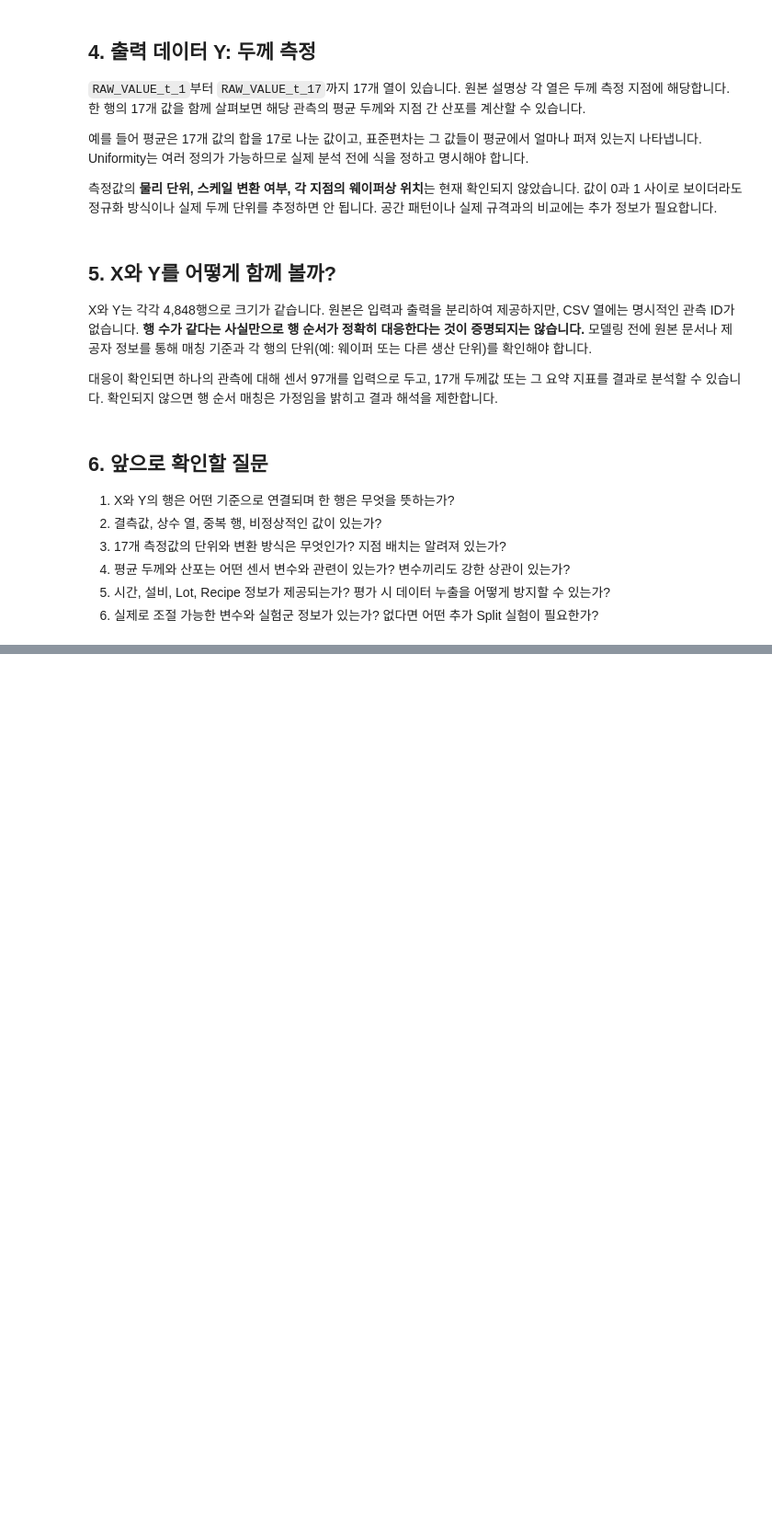
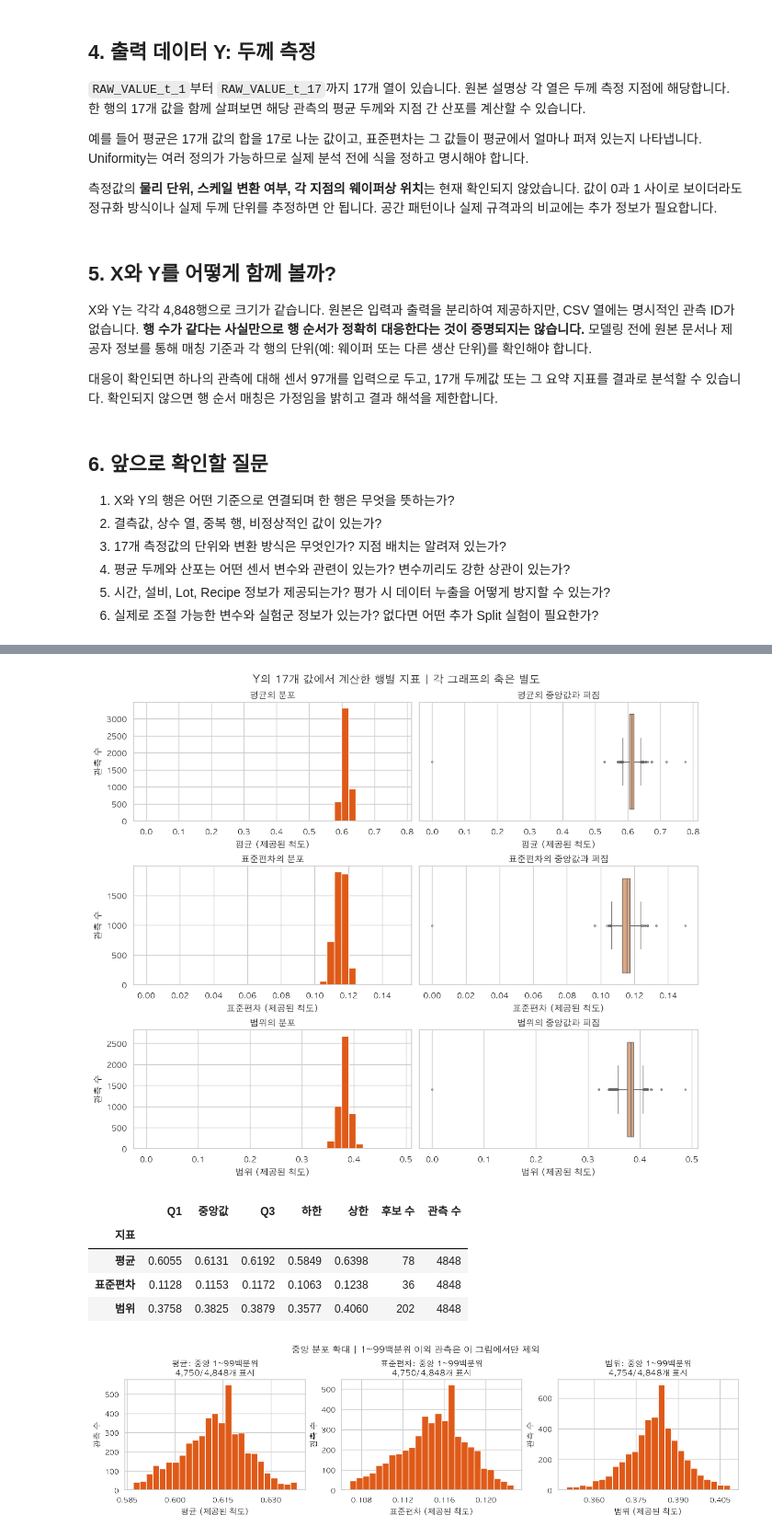
Before and after one commit to minnong511/Semi_Conductor_Projects, a Jupyter notebook: project1_process_analysis/01_데이터_이해.ipynb, the cells around one changed output, grey strips where cells are left out. Shown at 92% size. Saved outputs shown, nothing was run; the diff lists cells and outputs as text; code cells hidden in the pictures; blank space fills up the shorter version.

```diff
--- a/project1_process_analysis/01_데이터_이해.ipynb
+++ b/project1_process_analysis/01_데이터_이해.ipynb
@@ -54,0 +245,13 @@ X와 Y는 각각 4,848행으로 크기가 같습니다. 원본은 입력과 출
+# %%
+if Y.shape[1] != 17:
+    raise ValueError(f'Y에서 기대한 17개 열 대신 {Y.shape[1]}개 열을 발견했습니다.')
+metrics = pd.DataFrame({
+    '평균': Y.mean(axis=1, skipna=False),
+    '표준편차': Y.std(axis=1, ddof=1, skipna=False),
+    '범위': Y.max(axis=1, skipna=False) - Y.min(axis=1, skipna=False),
+}, index=Y.index)
+print('앞 5개 관측의 Y 요약 (제공된 척도):')
+display(metrics.head())
+print('관측 전체의 지표별 요약:')
+display(metrics.describe().T)
+print('17개 값 중 하나 이상이 없어 요약이 비어 있는 행:', int(metrics.isna().any(axis=1).sum()))
@@ -54,0 +278,42 @@ X와 Y는 각각 4,848행으로 크기가 같습니다. 원본은 입력과 출
+# %%
+fig, axes = plt.subplots(3, 2, figsize=(12, 10), constrained_layout=True)
+for row, name in enumerate(metrics.columns):
+    values = metrics[name].dropna()
+    axes[row, 0].hist(values, bins=35, color='#df5a18', edgecolor='white')
+    axes[row, 0].set(title=f'{name}의 분포', xlabel=f'{name} (제공된 척도)', ylabel='관측 수')
+    sns.boxplot(x=values, ax=axes[row, 1], color='#e9a476', fliersize=2)
+    axes[row, 1].set(title=f'{name}의 중앙값과 퍼짐', xlabel=f'{name} (제공된 척도)', yticks=[])
+fig.suptitle('Y의 17개 값에서 계산한 행별 지표 | 각 그래프의 축은 별도', fontsize=15)
+plt.show()
+
+iqr_rows = []
+for name in metrics.columns:
+    v = metrics[name].dropna()
+    q1, q3 = v.quantile([.25, .75]); iqr = q3 - q1
+    low, high = q1 - 1.5*iqr, q3 + 1.5*iqr
+    mask = (v < low) | (v > high)
+    iqr_rows.append({'지표': name, 'Q1': q1, '중앙값': v.median(), 'Q3': q3,
+                     '하한': low, '상한': high, '후보 수': int(mask.sum()), '관측 수': len(v)})
+iqr_summary = pd.DataFrame(iqr_rows).set_index('지표')
+display(iqr_summary)
+
+# 전체 분포에서 0행과 극단값 때문에 중앙 구간이 좁게 보일 수 있어
+# 1~99백분위 구간을 별도로 확대합니다. 데이터나 앞의 전체 분포는 바꾸지 않습니다.
+fig, axes = plt.subplots(1, 3, figsize=(14, 3.8), constrained_layout=True)
+for ax, name in zip(axes, metrics.columns):
+    values = metrics[name].dropna()
+    lo, hi = values.quantile([.01, .99])
+    visible = values[(values >= lo) & (values <= hi)]
+    ax.hist(visible, bins=25, color='#df5a18', edgecolor='white')
+    ax.set(title=f'{name}: 중앙 1~99백분위\n{len(visible):,}/{len(values):,}개 표시', xlabel=f'{name} (제공된 척도)', ylabel='관측 수')
+    ax.xaxis.set_major_locator(MaxNLocator(nbins=5))
+fig.suptitle('중앙 분포 확대 | 1~99백분위 이외 관측은 이 그림에서만 제외', fontsize=14)
+plt.show()
+# %% [output]
+[figure, added]
+|  | Q1 | 중앙값 | Q3 | 하한 | 상한 | 후보 수 | 관측 수 |
+| 지표 |  |  |  |  |  |  |  |
+| 평균 | 0.6055 | 0.6131 | 0.6192 | 0.5849 | 0.6398 | 78 | 4848 |
+| 표준편차 | 0.1128 | 0.1153 | 0.1172 | 0.1063 | 0.1238 | 36 | 4848 |
+| 범위 | 0.3758 | 0.3825 | 0.3879 | 0.3577 | 0.4060 | 202 | 4848 |
+[figure, added]
```
Also changed, not shown: parts of 25 cells of this notebook, 8 other files.
